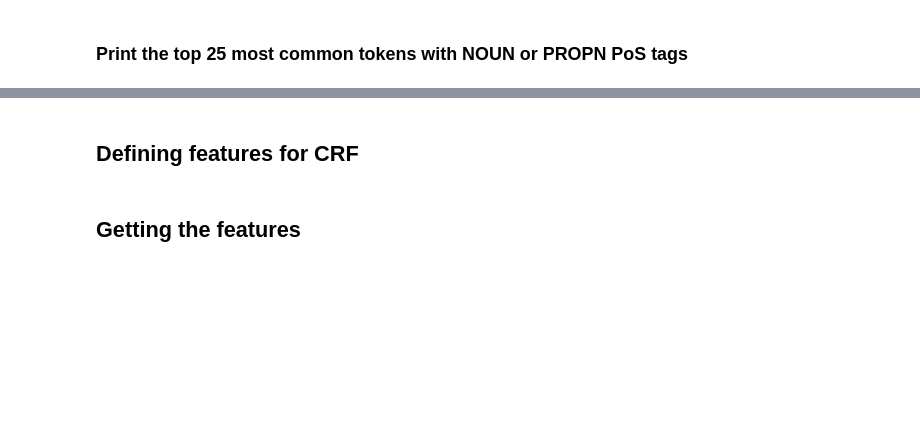
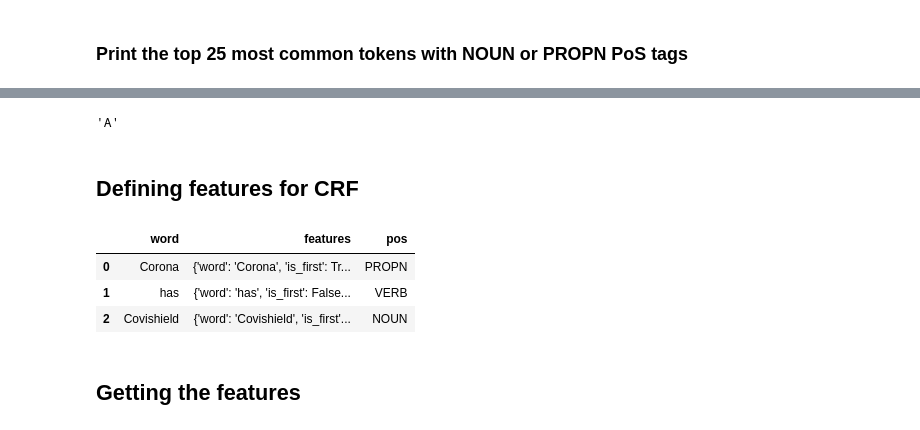
Before and after one commit to ayanmitra2021/NLP_Assignment, a Jupyter notebook: Assignment.ipynb, the cells around one changed output, grey strips where cells are left out. Saved outputs shown, nothing was run; the diff lists cells and outputs as text; code cells hidden in the pictures; blank space fills up the shorter version.

```diff
--- a/Assignment.ipynb
+++ b/Assignment.ipynb
@@ -223,2 +232,6 @@ top_PROPN_tokens_df.head(25)
+# %%
+train_df.iloc[0]['sentence'][0]
+# %% [output]
+'A'
 # %% [markdown]
 ## Defining features for CRF
@@ -245,3 +276,51 @@ def word2features(sent, i):
+# %%
+# Define a function to extract features for each word in a sentence
+def extract_words_from_sentence(sentence, labels):
+    #first split the sentence and the labels
+    split_sentence = sentence.split()
+    split_labels = labels.split()
+
+    #define the arrays that we need to prepare the feature extraction dataframe
+    word_array = []
+    features_array = []
+
+    index = 0
+    while index < len(split_sentence):
+      #get the ith word in the sentece and append it in the word array
+      word = split_sentence[index]
+      word_array.append(word)
+
+      #extract all features of this ith word and store it in the feature array
+      features = word_to_features(word, index, split_labels, split_labels)
+      features_array.append(features)
+
+      #increment the index
+      index += 1
+
+    #next define a PoS array and extract the PoS for each word in the given sentence
+    pos_array = []
+    for token in model(sentence):
+      pos_array.append(token.pos_)
+
+    #the pos array, feature array, and the word array must be of same length in order for us to produce
+    #the correct data frame. We can't manipulate the positions or the features or the pos values randomly,
+    #hence it is safe to ignore those sentences where these three values do not match
+    df = pd.DataFrame()
+    if len(word_array) != len(features_array) or len(word_array) != len(pos_array):
+      df = pd.DataFrame(columns=['word', 'features', 'pos'])
+    else:
+      df = pd.DataFrame({'word': word_array, 'features': features_array, 'pos': pos_array})
+
+    return df
+# %%
+#testing the function to see if it works as expected
+df = extract_words_from_sentence("Corona has Covishield","D O T")
+df
+# %% [output]
+|  | word | features | pos |
+| 0 | Corona | {'word': 'Corona', 'is_first': Tr... | PROPN |
+| 1 | has | {'word': 'has', 'is_first': False... | VERB |
+| 2 | Covishield | {'word': 'Covishield', 'is_first'... | NOUN |
 # %% [markdown]
 ## Getting the features
 # %% [markdown]
```
Also changed, not shown: parts of 10 cells of this notebook.
